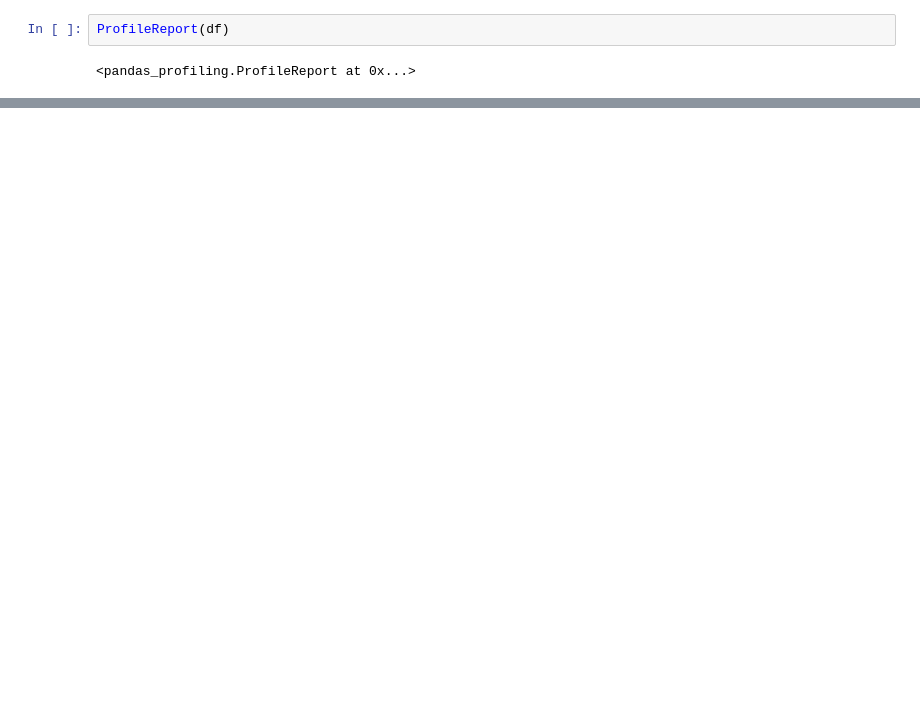
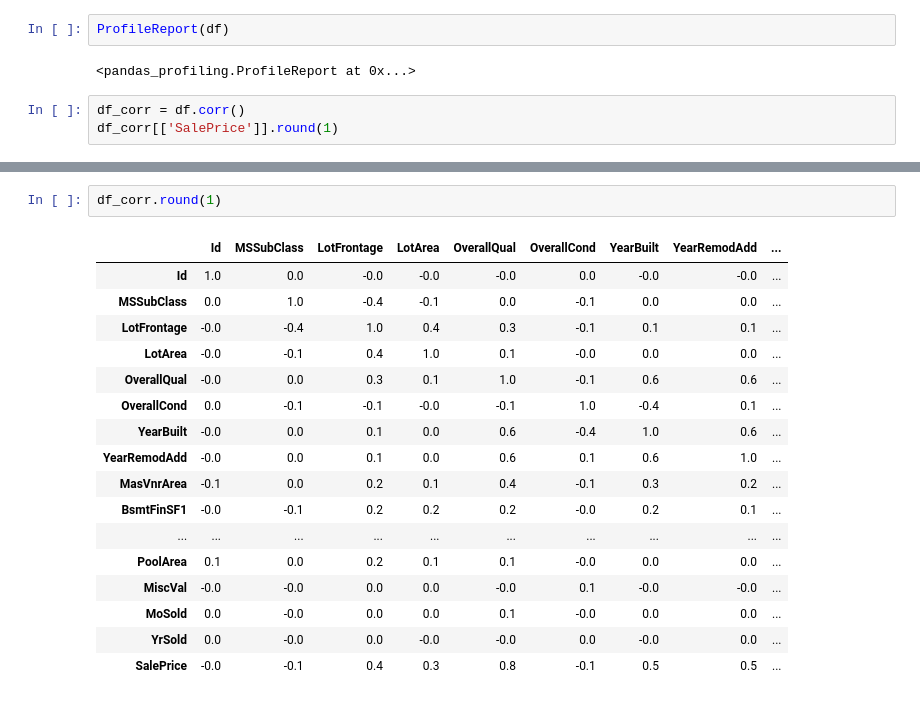
Before and after one commit to Tommo565/kaggle-house-prices, a Jupyter notebook: 1_exploratory.ipynb, the cells around one changed output, grey strips where cells are left out. Cells and saved outputs as stored; diff of their text form; blank space fills up the shorter version.

```diff
--- a/1_exploratory.ipynb
+++ b/1_exploratory.ipynb
@@ -53,3 +66,6 @@ missingno.matrix(df)
 ProfileReport(df)
 # %% [output]
 <pandas_profiling.ProfileReport at 0x...>
+# %%
+df_corr = df.corr()
+df_corr[['SalePrice']].round(1)
@@ -55,0 +90,20 @@ ProfileReport(df)
+# %%
+df_corr.round(1)
+# %% [output]
+|  | Id | MSSubClass | LotFrontage | LotArea | OverallQual | OverallCond | YearBuilt | YearRemodAdd | ... |
+| Id | 1.0 | 0.0 | -0.0 | -0.0 | -0.0 | 0.0 | -0.0 | -0.0 | ... |
+| MSSubClass | 0.0 | 1.0 | -0.4 | -0.1 | 0.0 | -0.1 | 0.0 | 0.0 | ... |
+| LotFrontage | -0.0 | -0.4 | 1.0 | 0.4 | 0.3 | -0.1 | 0.1 | 0.1 | ... |
+| LotArea | -0.0 | -0.1 | 0.4 | 1.0 | 0.1 | -0.0 | 0.0 | 0.0 | ... |
+| OverallQual | -0.0 | 0.0 | 0.3 | 0.1 | 1.0 | -0.1 | 0.6 | 0.6 | ... |
+| OverallCond | 0.0 | -0.1 | -0.1 | -0.0 | -0.1 | 1.0 | -0.4 | 0.1 | ... |
+| YearBuilt | -0.0 | 0.0 | 0.1 | 0.0 | 0.6 | -0.4 | 1.0 | 0.6 | ... |
+| YearRemodAdd | -0.0 | 0.0 | 0.1 | 0.0 | 0.6 | 0.1 | 0.6 | 1.0 | ... |
+| MasVnrArea | -0.1 | 0.0 | 0.2 | 0.1 | 0.4 | -0.1 | 0.3 | 0.2 | ... |
+| BsmtFinSF1 | -0.0 | -0.1 | 0.2 | 0.2 | 0.2 | -0.0 | 0.2 | 0.1 | ... |
+| ... | ... | ... | ... | ... | ... | ... | ... | ... | ... |
+| PoolArea | 0.1 | 0.0 | 0.2 | 0.1 | 0.1 | -0.0 | 0.0 | 0.0 | ... |
+| MiscVal | -0.0 | -0.0 | 0.0 | 0.0 | -0.0 | 0.1 | -0.0 | -0.0 | ... |
+| MoSold | 0.0 | -0.0 | 0.0 | 0.0 | 0.1 | -0.0 | 0.0 | 0.0 | ... |
+| YrSold | 0.0 | -0.0 | 0.0 | -0.0 | -0.0 | 0.0 | -0.0 | 0.0 | ... |
+| SalePrice | -0.0 | -0.1 | 0.4 | 0.3 | 0.8 | -0.1 | 0.5 | 0.5 | ... |
```
Also changed, not shown: parts of 8 cells of this notebook, 3 other files.
